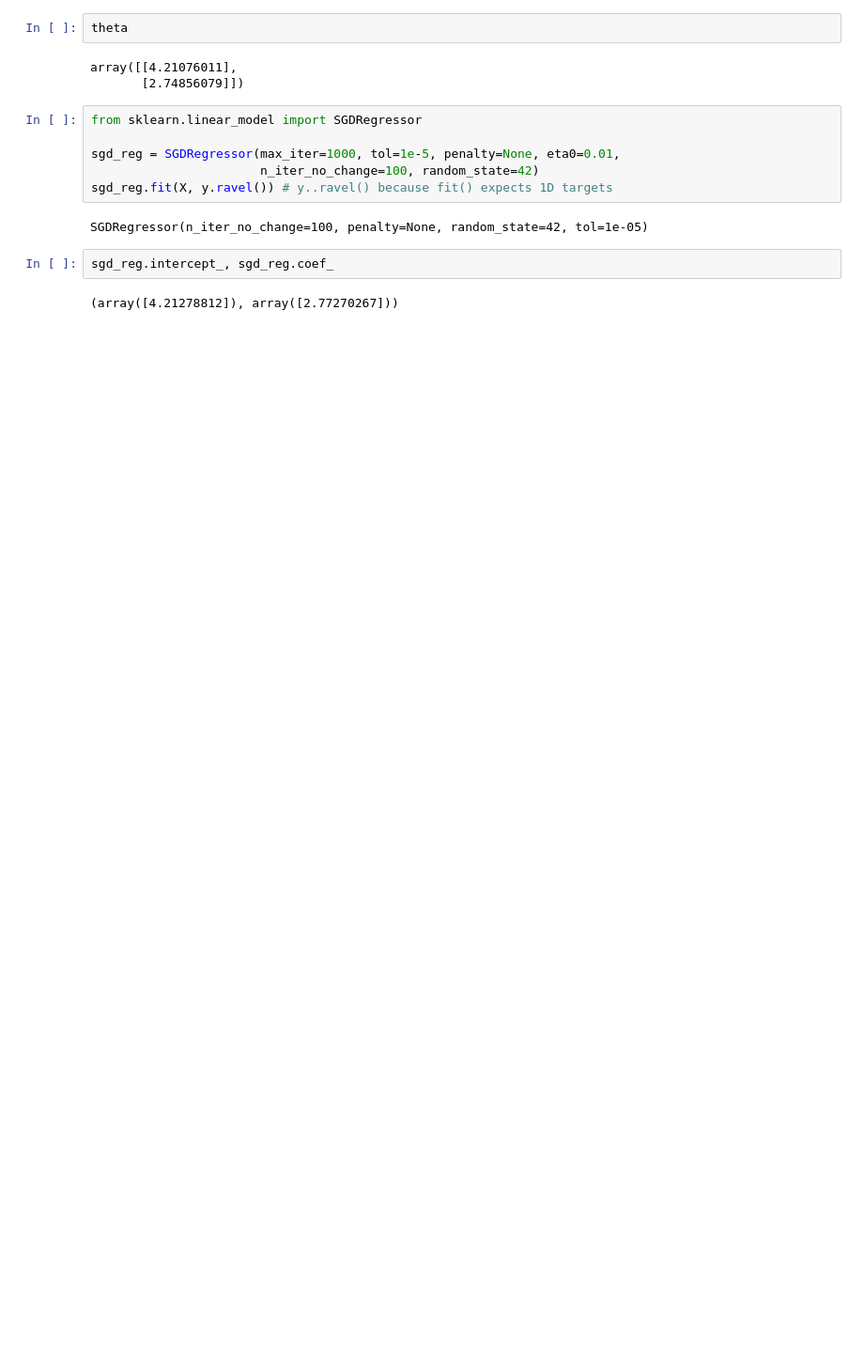
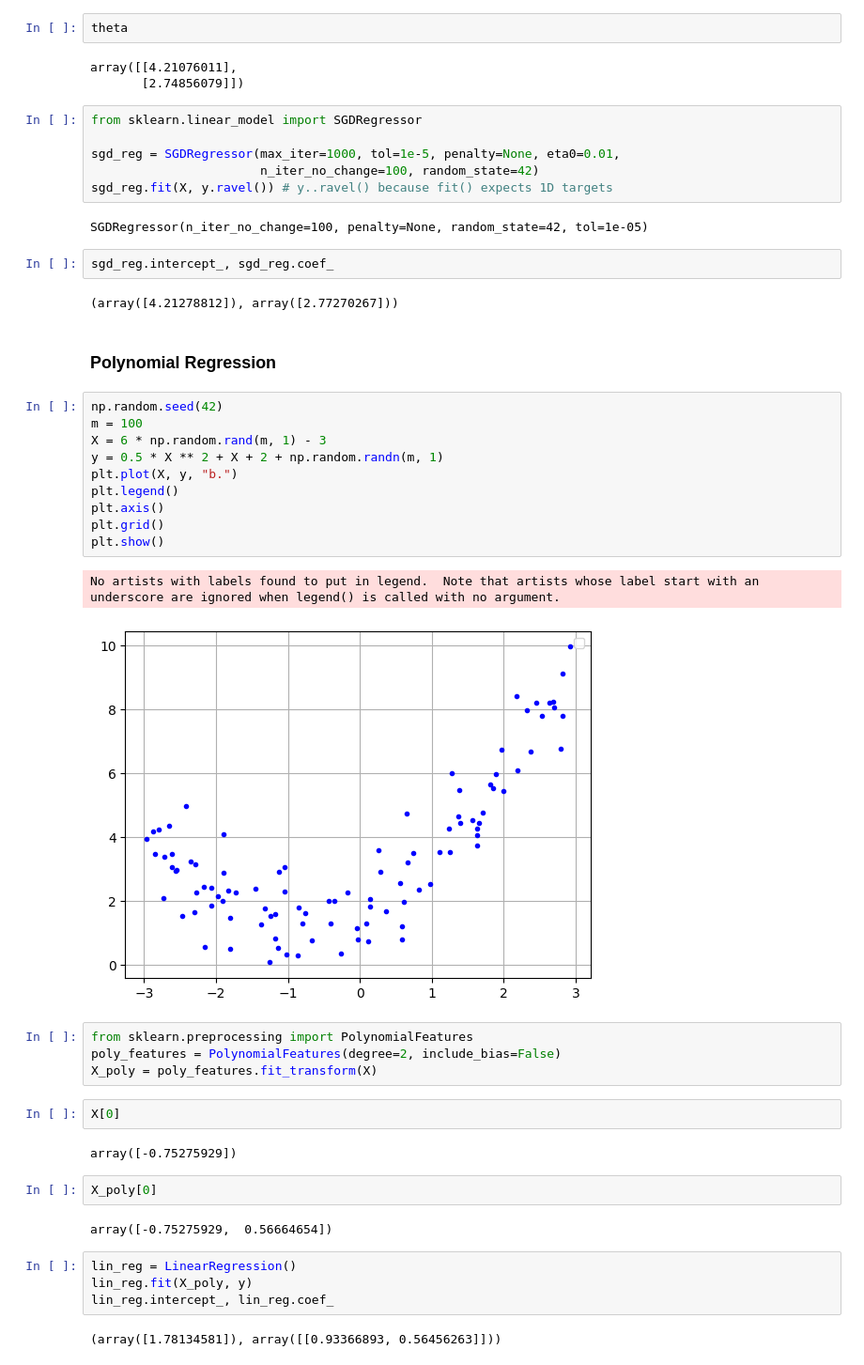
Before and after one commit to maruf037/Classification_sklearn, a Jupyter notebook: Training Models.ipynb, the cells around one changed output. Shown at 94% size. Cells and saved outputs as stored; diff of their text form; blank space fills up the shorter version.

Commit message:
Added Polynomial Regression.

```diff
--- a/Training Models.ipynb
+++ b/Training Models.ipynb
@@ -122,3 +122,36 @@ SGDRegressor(n_iter_no_change=100, penalty=None, random_state=42, tol=1e-05)
 sgd_reg.intercept_, sgd_reg.coef_
 # %% [output]
 (array([4.21278812]), array([2.77270267]))
+# %% [markdown]
+### Polynomial Regression
+# %%
+np.random.seed(42)
+m = 100
+X = 6 * np.random.rand(m, 1) - 3
+y = 0.5 * X ** 2 + X + 2 + np.random.randn(m, 1)
+plt.plot(X, y, "b.")
+plt.legend()
+plt.axis()
+plt.grid()
+plt.show()
+# %% [output]
+No artists with labels found to put in legend.  Note that artists whose label start with an underscore are ignored when legend() is called with no argument.
+[figure, added]
+# %%
+from sklearn.preprocessing import PolynomialFeatures
+poly_features = PolynomialFeatures(degree=2, include_bias=False)
+X_poly = poly_features.fit_transform(X)
+# %%
+X[0]
+# %% [output]
+array([-0.75275929])
+# %%
+X_poly[0]
+# %% [output]
+array([-0.75275929,  0.56664654])
+# %%
+lin_reg = LinearRegression()
+lin_reg.fit(X_poly, y)
+lin_reg.intercept_, lin_reg.coef_
+# %% [output]
+(array([1.78134581]), array([[0.93366893, 0.56456263]]))
```
Also changed, not shown: parts of 1 cell of this notebook.
